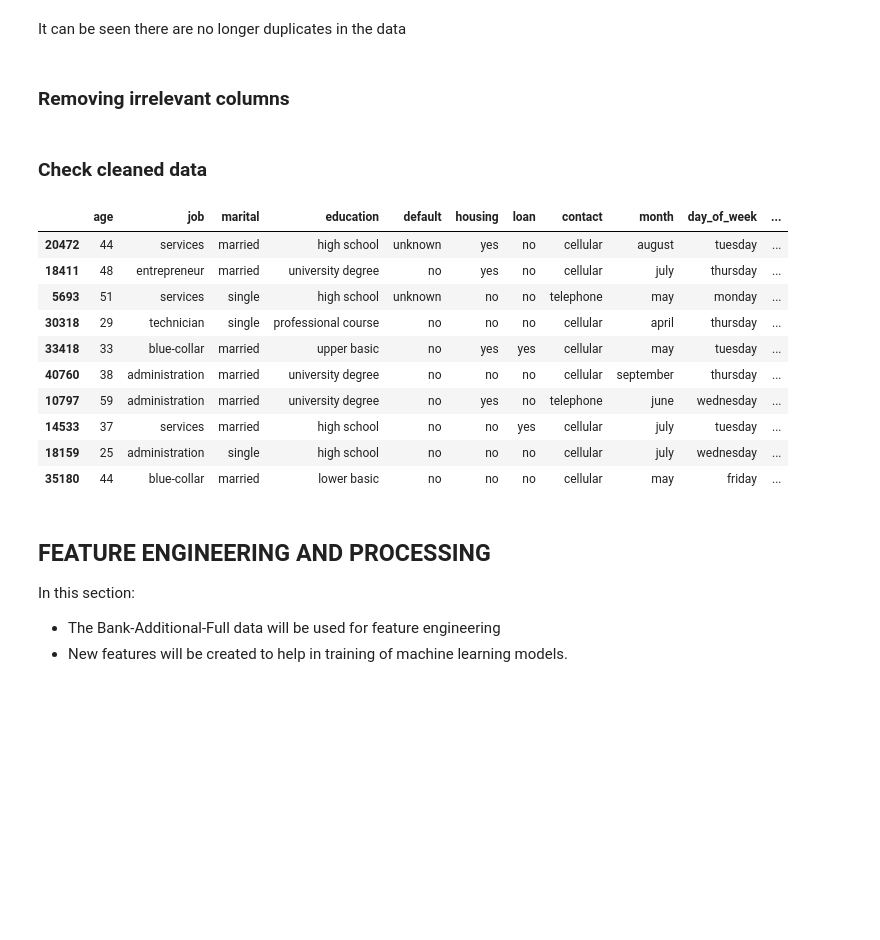
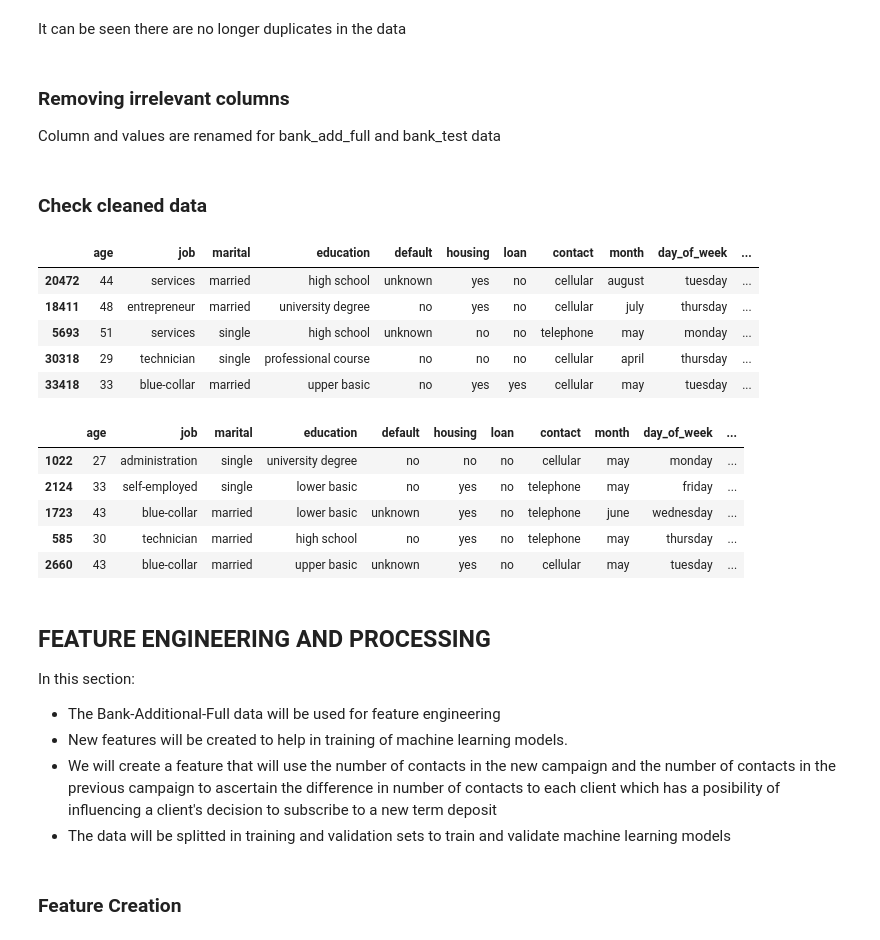
Before and after one commit to elvis-darko/AZUBI-AFRICA---TALENT-MOBILITY-PROGRAM-ASSESSMENT, a Jupyter notebook: ASSETS/dev/client_subscription.ipynb, the cells around one changed output. Cells and saved outputs as stored; diff of their text form; code cells hidden in the pictures; blank space fills up the shorter version.

```diff
--- a/ASSETS/dev/client_subscription.ipynb
+++ b/ASSETS/dev/client_subscription.ipynb
@@ -722,11 +772,18 @@ array(['no', 'yes'], dtype=object)
 
 bank_add_full.rename(columns={"y" : "term_deposit"}, inplace=True)
 
+bank_test.rename(columns={"y" : "term_deposit"}, inplace=True)
+
 # Rename admin. in job column to administration
 bank_add_full.replace(to_replace="admin.", value="administration", inplace=True)
 
+bank_test.replace(to_replace="admin.", value="administration", inplace=True)
+
 #Rename days of the week
 bank_add_full.replace(["mon", "tue", "wed", "thu", "fri"],
+                      ["monday", "tuesday", "wednesday", "thursday", "friday"], inplace=True)
+
+bank_test.replace(["mon", "tue", "wed", "thu", "fri"],
                       ["monday", "tuesday", "wednesday", "thursday", "friday"], inplace=True)
 
 #Rename values of job
@@ -735,7 +792,16 @@ bank_add_full.replace(["basic.4y", "high.school", "basic.6y", "basic.9y",
                               ["lower basic", "high school", "mid basic", "upper basic",
                                "professional course", "university degree"], inplace=True)
 
+bank_test.replace(["basic.4y", "high.school", "basic.6y", "basic.9y",
+                            "professional.course", "university.degree"],
+                              ["lower basic", "high school", "mid basic", "upper basic",
+                               "professional course", "university degree"], inplace=True)
+
 #Rename months
 bank_add_full.replace(["jun", "jul", "aug", "oct", "nov", "dec", "mar", "apr","sep"],
                      ["june", "july", "august", "october", "november", "december", "march",
                       "april", "september"], inplace=True)
+
+bank_test.replace(["jun", "jul", "aug", "oct", "nov", "dec", "mar", "apr","sep"],
+                     ["june", "july", "august", "october", "november", "december", "march",
+                      "april", "september"], inplace=True)
@@ -749,8 +821,10 @@ bank_add_full.duplicated().sum()
 0
 # %% [markdown]
 It can be seen there are no longer duplicates in the data
-# %% [markdown]
-### Removing irrelevant columns
+# %% [markdown]
+### Removing irrelevant columns
+
+Column and values are renamed for bank_add_full and bank_test data
 # %%
 bank_add_full.drop(["emp.var.rate", "cons.price.idx", "cons.conf.idx", "euribor3m", "nr.employed"],
                    axis=1, inplace=True)
@@ -759,20 +836,27 @@ bank_add_full.drop(["emp.var.rate", "cons.price.idx", "cons.conf.idx", "euribor3
 # %%
 # random sample of data
 
 pd.options.display.max_columns = None
-bank_add_full.sample(10, random_state=2)
+bank_add_full.sample(5, random_state=2)
 # %% [output]
 |  | age | job | marital | education | default | housing | loan | contact | month | day_of_week | ... |
 | 20472 | 44 | services | married | high school | unknown | yes | no | cellular | august | tuesday | ... |
 | 18411 | 48 | entrepreneur | married | university degree | no | yes | no | cellular | july | thursday | ... |
 | 5693 | 51 | services | single | high school | unknown | no | no | telephone | may | monday | ... |
 | 30318 | 29 | technician | single | professional course | no | no | no | cellular | april | thursday | ... |
 | 33418 | 33 | blue-collar | married | upper basic | no | yes | yes | cellular | may | tuesday | ... |
-| 40760 | 38 | administration | married | university degree | no | no | no | cellular | september | thursday | ... |
-| 10797 | 59 | administration | married | university degree | no | yes | no | telephone | june | wednesday | ... |
-| 14533 | 37 | services | married | high school | no | no | yes | cellular | july | tuesday | ... |
-| 18159 | 25 | administration | single | high school | no | no | no | cellular | july | wednesday | ... |
-| 35180 | 44 | blue-collar | married | lower basic | no | no | no | cellular | may | friday | ... |
+# %%
+# random sample of test data
+
+pd.options.display.max_columns = None
+bank_test.sample(5, random_state=2)
+# %% [output]
+|  | age | job | marital | education | default | housing | loan | contact | month | day_of_week | ... |
+| 1022 | 27 | administration | single | university degree | no | no | no | cellular | may | monday | ... |
+| 2124 | 33 | self-employed | single | lower basic | no | yes | no | telephone | may | friday | ... |
+| 1723 | 43 | blue-collar | married | lower basic | unknown | yes | no | telephone | june | wednesday | ... |
+| 585 | 30 | technician | married | high school | no | yes | no | telephone | may | thursday | ... |
+| 2660 | 43 | blue-collar | married | upper basic | unknown | yes | no | cellular | may | tuesday | ... |
 # %% [markdown]
 
 ## FEATURE ENGINEERING AND PROCESSING
@@ -780,3 +864,7 @@ In this section:
 
 - The Bank-Additional-Full data will be used for feature engineering
 - New features will be created to help in training of machine learning models.
+- We will create a feature that will use the number of contacts in the new campaign and the number of contacts in the previous campaign to ascertain the difference in number of contacts to each client which has a posibility of influencing a client's decision to subscribe to a new term deposit
+- The data will be splitted in training and validation sets to train and validate machine learning models
+# %% [markdown]
+###  Feature Creation
```
Also changed, not shown: parts of 26 cells of this notebook.
